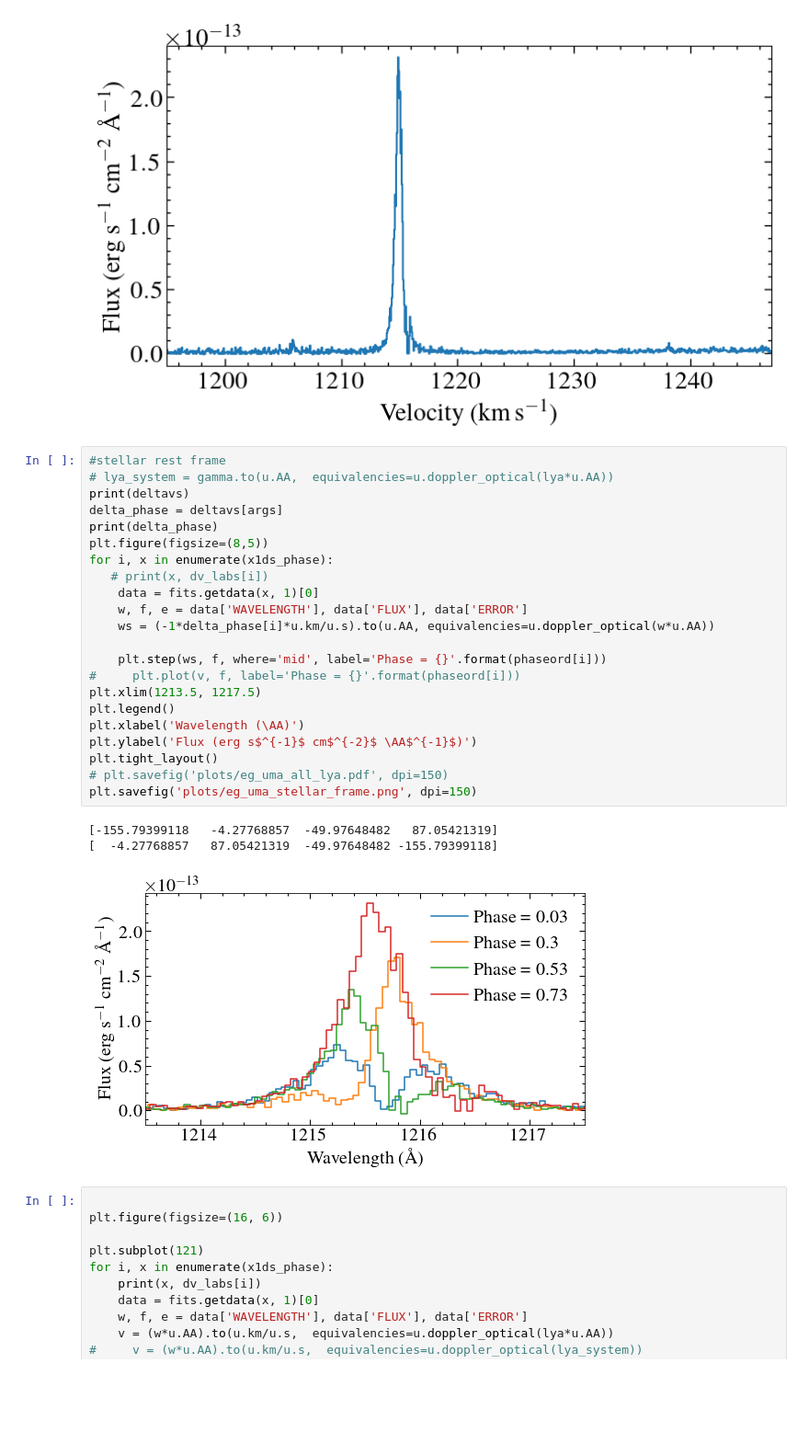
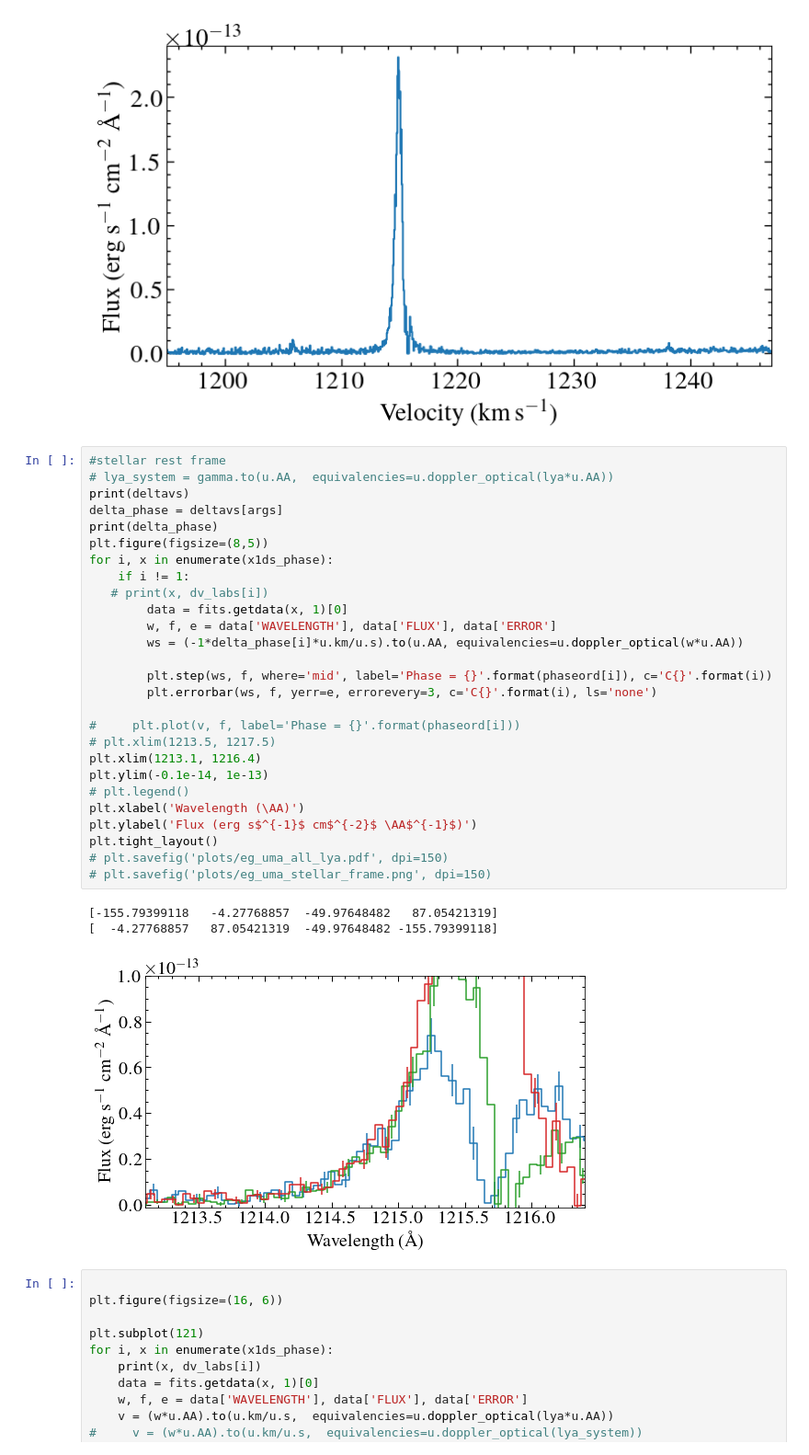
Before and after one commit to davidjwilson/pceb, a Jupyter notebook: eg_uma/eg_uma_stis_first_look.ipynb, the cells around one changed output. Shown at 92% size. Saved outputs shown, nothing was run; the diff lists cells and outputs as text; blank space fills up the shorter version.

Commit message:
zoom plots

```diff
--- a/eg_uma/eg_uma_stis_first_look.ipynb
+++ b/eg_uma/eg_uma_stis_first_look.ipynb
@@ -1106,29 +1119,34 @@ MovieWriter imagemagick unavailable; using Pillow instead.
 # %%
 #stellar rest frame
 # lya_system = gamma.to(u.AA,  equivalencies=u.doppler_optical(lya*u.AA))
 print(deltavs)
 delta_phase = deltavs[args]
 print(delta_phase)
 plt.figure(figsize=(8,5))
 for i, x in enumerate(x1ds_phase):
+    if i != 1:
    # print(x, dv_labs[i])
-    data = fits.getdata(x, 1)[0]
-    w, f, e = data['WAVELENGTH'], data['FLUX'], data['ERROR']
-    ws = (-1*delta_phase[i]*u.km/u.s).to(u.AA, equivalencies=u.doppler_optical(w*u.AA))
+        data = fits.getdata(x, 1)[0]
+        w, f, e = data['WAVELENGTH'], data['FLUX'], data['ERROR']
+        ws = (-1*delta_phase[i]*u.km/u.s).to(u.AA, equivalencies=u.doppler_optical(w*u.AA))
 
-    plt.step(ws, f, where='mid', label='Phase = {}'.format(phaseord[i]))
+        plt.step(ws, f, where='mid', label='Phase = {}'.format(phaseord[i]), c='C{}'.format(i))
+        plt.errorbar(ws, f, yerr=e, errorevery=3, c='C{}'.format(i), ls='none')
+
 #     plt.plot(v, f, label='Phase = {}'.format(phaseord[i]))
-plt.xlim(1213.5, 1217.5)
-plt.legend()
+# plt.xlim(1213.5, 1217.5)
+plt.xlim(1213.1, 1216.4)
+plt.ylim(-0.1e-14, 1e-13)
+# plt.legend()
 plt.xlabel('Wavelength (\AA)')
 plt.ylabel('Flux (erg s$^{-1}$ cm$^{-2}$ \AA$^{-1}$)')
 plt.tight_layout()
 # plt.savefig('plots/eg_uma_all_lya.pdf', dpi=150)
-plt.savefig('plots/eg_uma_stellar_frame.png', dpi=150)
+# plt.savefig('plots/eg_uma_stellar_frame.png', dpi=150)
 # %% [output]
 [-155.79399118   -4.27768857  -49.97648482   87.05421319]
 [  -4.27768857   87.05421319  -49.97648482 -155.79399118]
-[figure, old version]
+[figure, new version]
 # %%
 
 plt.figure(figsize=(16, 6))
```
Also changed, not shown: parts of 5 cells of this notebook, 24 other files.
